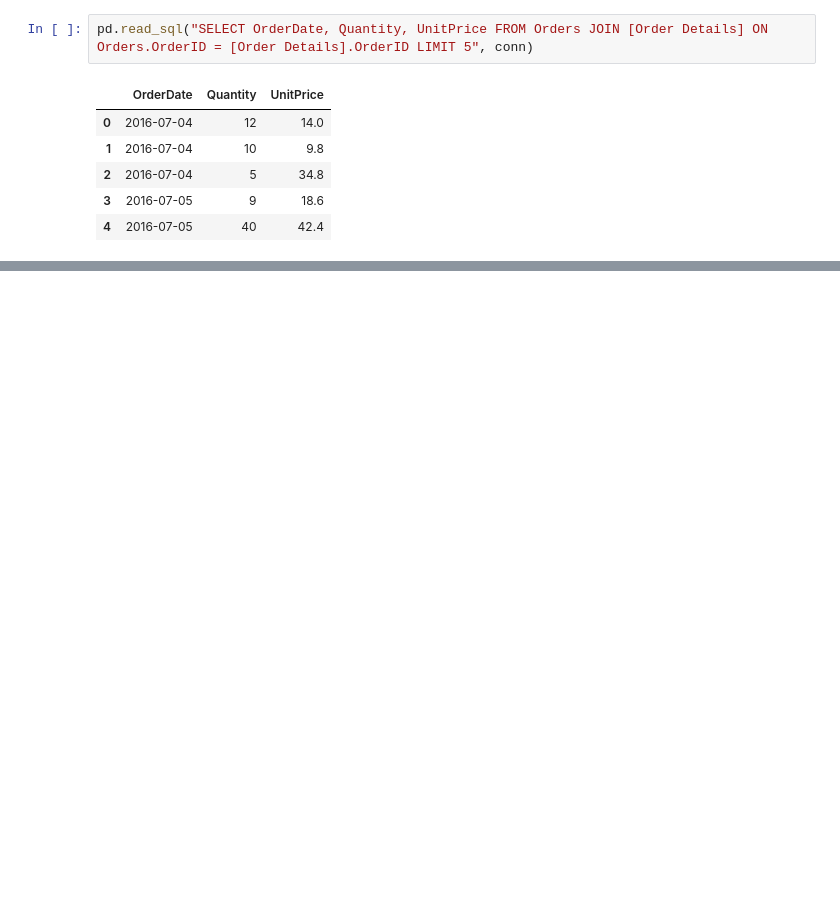
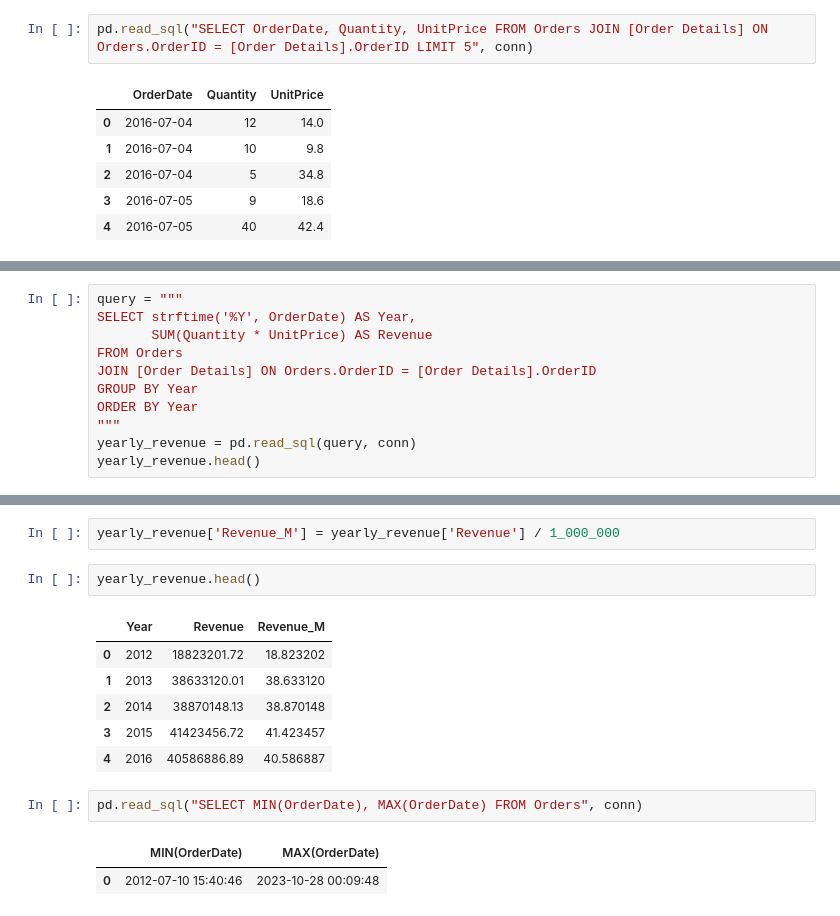
Before and after one commit to MArfanA333/sql-business-analysis-northwind, a Jupyter notebook: notebooks/02_sql_analysis.ipynb, the cells around one changed output, grey strips where cells are left out. Drawn from its saved outputs; the diff is of its cells as text; blank space fills up the shorter version.

```diff
--- a/notebooks/02_sql_analysis.ipynb
+++ b/notebooks/02_sql_analysis.ipynb
@@ -71,0 +119,11 @@ pd.read_sql("SELECT OrderDate, Quantity, UnitPrice FROM Orders JOIN [Order Detai
+# %%
+query = """
+SELECT strftime('%Y', OrderDate) AS Year,
+       SUM(Quantity * UnitPrice) AS Revenue
+FROM Orders
+JOIN [Order Details] ON Orders.OrderID = [Order Details].OrderID
+GROUP BY Year
+ORDER BY Year
+"""
+yearly_revenue = pd.read_sql(query, conn)
+yearly_revenue.head()
@@ -71,0 +137,16 @@ pd.read_sql("SELECT OrderDate, Quantity, UnitPrice FROM Orders JOIN [Order Detai
+# %%
+yearly_revenue['Revenue_M'] = yearly_revenue['Revenue'] / 1_000_000
+# %%
+yearly_revenue.head()
+# %% [output]
+|  | Year | Revenue | Revenue_M |
+| 0 | 2012 | 18823201.72 | 18.823202 |
+| 1 | 2013 | 38633120.01 | 38.633120 |
+| 2 | 2014 | 38870148.13 | 38.870148 |
+| 3 | 2015 | 41423456.72 | 41.423457 |
+| 4 | 2016 | 40586886.89 | 40.586887 |
+# %%
+pd.read_sql("SELECT MIN(OrderDate), MAX(OrderDate) FROM Orders", conn)
+# %% [output]
+|  | MIN(OrderDate) | MAX(OrderDate) |
+| 0 | 2012-07-10 15:40:46 | 2023-10-28 00:09:48 |
```
Also changed, not shown: parts of 12 cells of this notebook, 2 other files.
